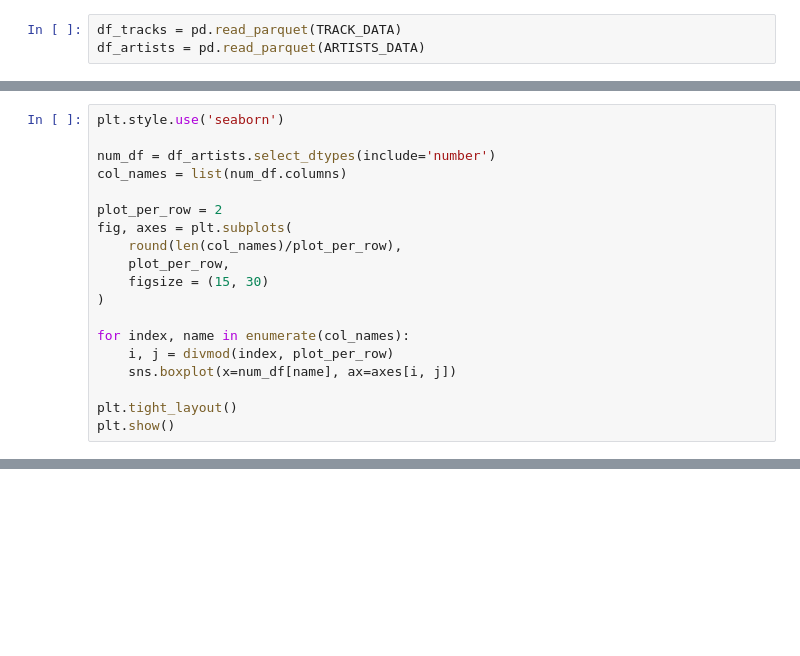
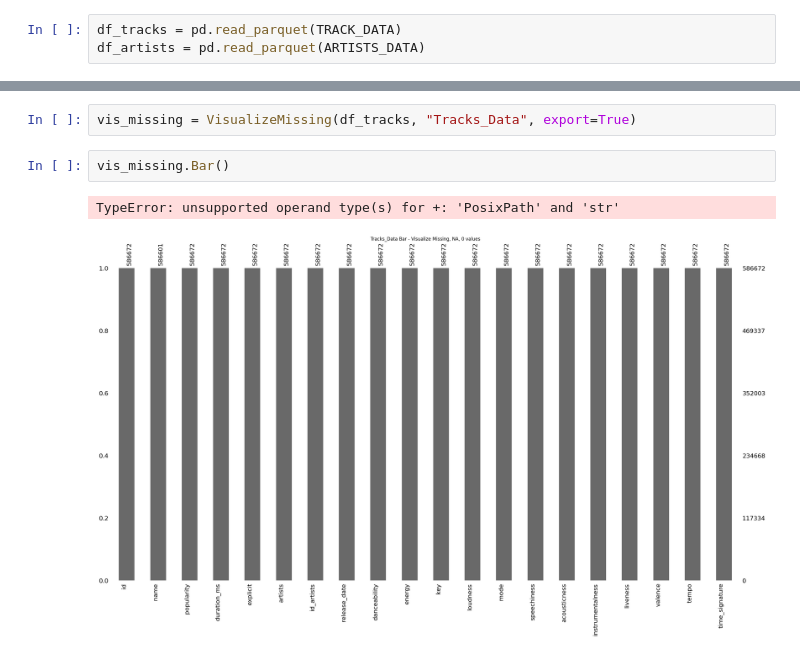
Before and after one commit to mavwong/SpotifyDataAnalysis, a Jupyter notebook: 01-data_exploration.ipynb, the cells around one changed output, grey strips where cells are left out. Cells and saved outputs as stored; diff of their text form; blank space fills up the shorter version.

```diff
--- a/01-data_exploration.ipynb
+++ b/01-data_exploration.ipynb
@@ -43,19 +24,0 @@ def column_to_boxplot(input_df:DataFrame, export:bool=False):
-# %%
-plt.style.use('seaborn')
-
-num_df = df_artists.select_dtypes(include='number')
-col_names = list(num_df.columns)
-
-plot_per_row = 2
-fig, axes = plt.subplots(
-    round(len(col_names)/plot_per_row),
-    plot_per_row,
-    figsize = (15, 30)
-)
-
-for index, name in enumerate(col_names):
-    i, j = divmod(index, plot_per_row)
-    sns.boxplot(x=num_df[name], ax=axes[i, j])
-
-plt.tight_layout()
-plt.show()
@@ -64,0 +25,7 @@ IndexError: too many indices for array: array is 1-dimensional, but 2 were index
+# %%
+vis_missing = VisualizeMissing(df_tracks, "Tracks_Data", export=True)
+# %%
+vis_missing.Bar()
+# %% [output]
+TypeError: unsupported operand type(s) for +: 'PosixPath' and 'str'
+[figure, added]
```
Also changed, not shown: parts of 3 cells of this notebook, 12 other files.
